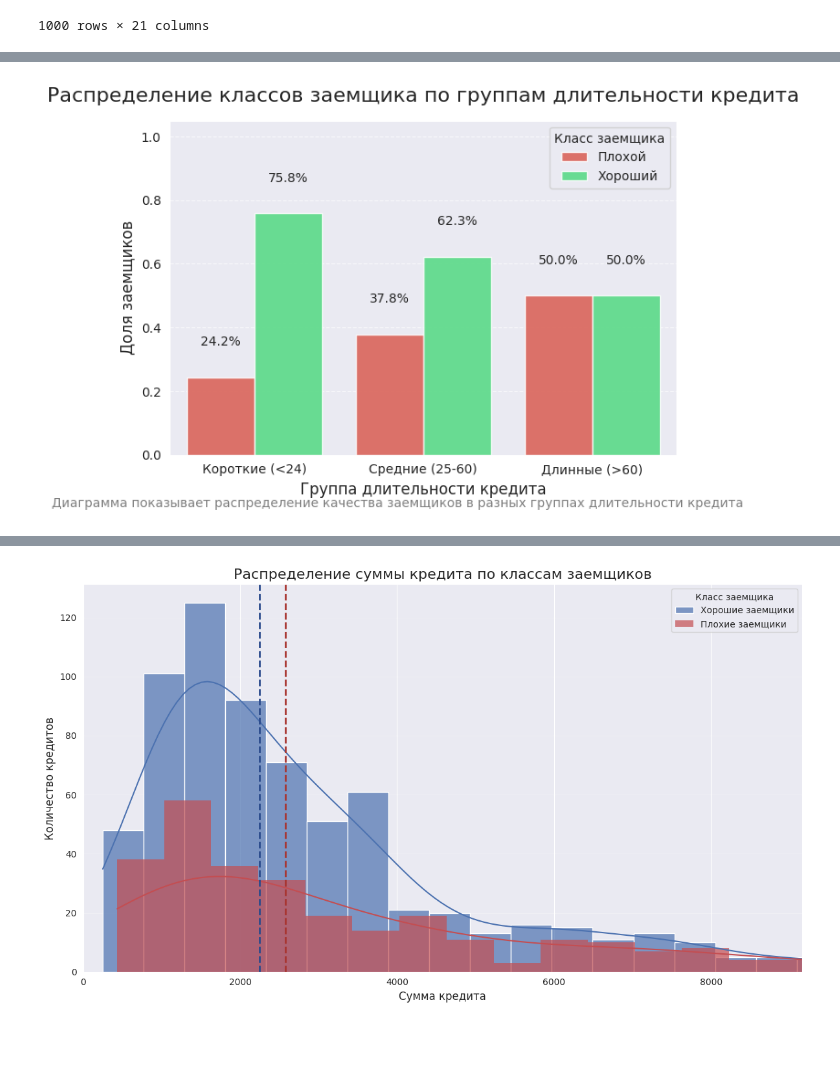
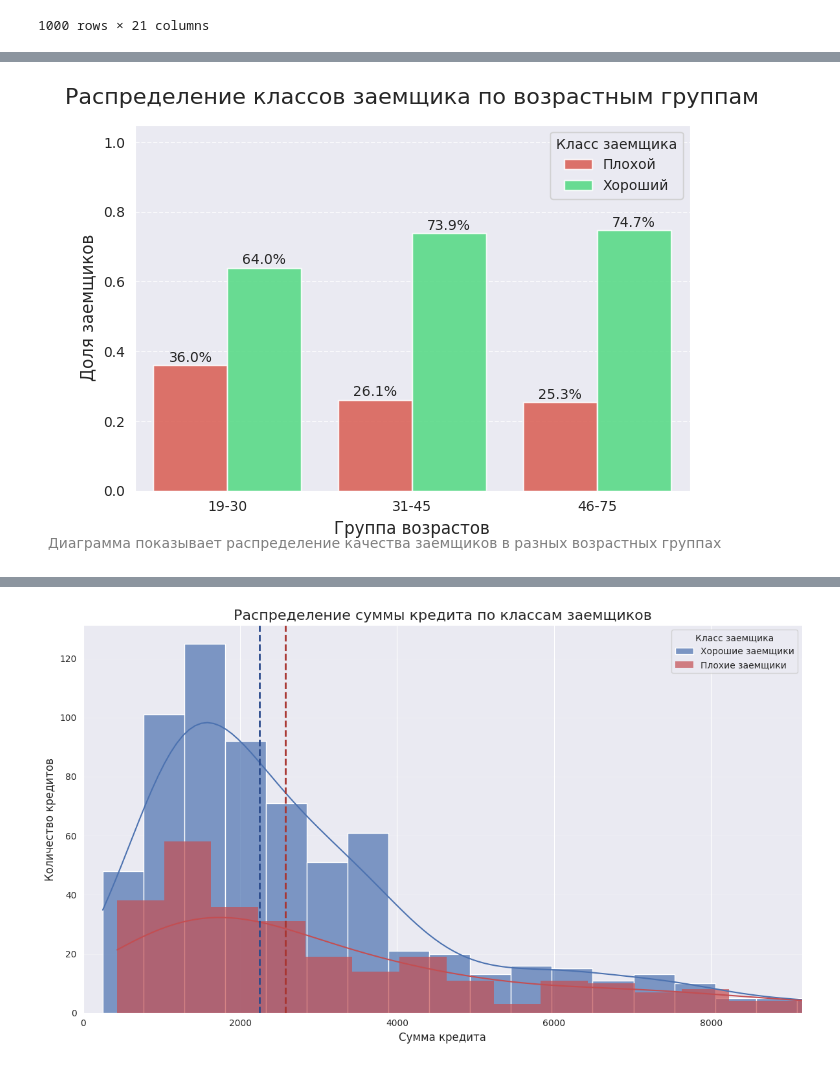
Before and after one commit to Calrission/MIIGAIK-SummerPractice-DataScience, a Jupyter notebook: homeworks/homework_3/homework_3.ipynb, the cells around one changed output, grey strips where cells are left out. Saved outputs shown, nothing was run; the diff lists cells and outputs as text; code cells hidden in the pictures; blank space fills up the shorter version.

```diff
--- a/homeworks/homework_3/homework_3.ipynb
+++ b/homeworks/homework_3/homework_3.ipynb
@@ -85,59 +44,55 @@ plt.show()
 # %%
-# Создание групп длительности
-duration_bins = [0, 24, 60, float('inf')]
-duration_labels = ['Короткие (<24)', 'Средние (25-60)', 'Длинные (>60)']
-df['duration_group'] = pd.cut(df['duration'], bins=duration_bins, labels=duration_labels, right=False)
+age_bins = [18, 30, 45, 75]
+age_labels = ['19-30', '31-45', '46-75']
+df['age_group'] = pd.cut(df['age'], bins=age_bins, labels=age_labels, right=True)
 
 df['class_label'] = df['class'].map({1: 'Хороший', 0: 'Плохой', 'good': 'Хороший', 'bad': 'Плохой'})
 
-# Создание кросс-таблицы
+
 cross_tab = pd.crosstab(
-    index=df['duration_group'],
+    index=df['age_group'],
     columns=df['class_label'],
     normalize='index'
 ).reset_index()
 
 melted_df = cross_tab.melt(
-    id_vars='duration_group',
+    id_vars='age_group',
     var_name='class_label',
     value_name='proportion'
 )
 
 ax = sns.barplot(
     data=melted_df,
-    x='duration_group',
+    x='age_group',
     y='proportion',
     hue='class_label',
     palette={'Хороший': '#3af07a', 'Плохой': '#f0493a'},
     edgecolor='w',
     alpha=0.85
 )
 
-# Настройка оформления
-plt.title('Распределение классов заемщика по группам длительности кредита', fontsize=16, pad=15)
-plt.xlabel('Группа длительности кредита', fontsize=12)
+plt.title('Распределение классов заемщика по возрастным группам', fontsize=16, pad=15)
+plt.xlabel('Группа возрастов', fontsize=12)
 plt.ylabel('Доля заемщиков', fontsize=12)
 plt.ylim(0, 1.05)
 plt.grid(axis='y', linestyle='--', alpha=0.7)
 
-# Добавление процентных значений
 for p in ax.patches[:-2]:
     height = p.get_height()
     ax.text(
         x=p.get_x() + p.get_width()/2,
-        y=height + 0.1,
+        y=height + 0.01,
         s=f'{height:.1%}',
         ha='center',
         fontsize=10
     )
 
-# Легенда и аннотации
 plt.legend(title='Класс заемщика', loc='upper right')
 plt.figtext(0.5, 0.01,
-            "Диаграмма показывает распределение качества заемщиков в разных группах длительности кредита",
+            "Диаграмма показывает распределение качества заемщиков в разных возрастных группах",
             ha="center", fontsize=10, color='gray')
 
 plt.tight_layout()
 plt.show()
 # %% [output]
-[figure, old version]
+[figure, new version]
```
Also changed, not shown: parts of 3 cells of this notebook, 2 other files.
